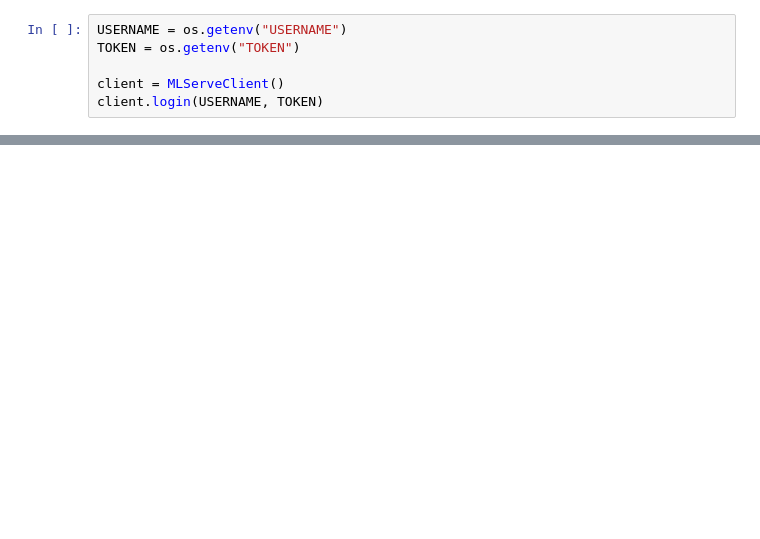
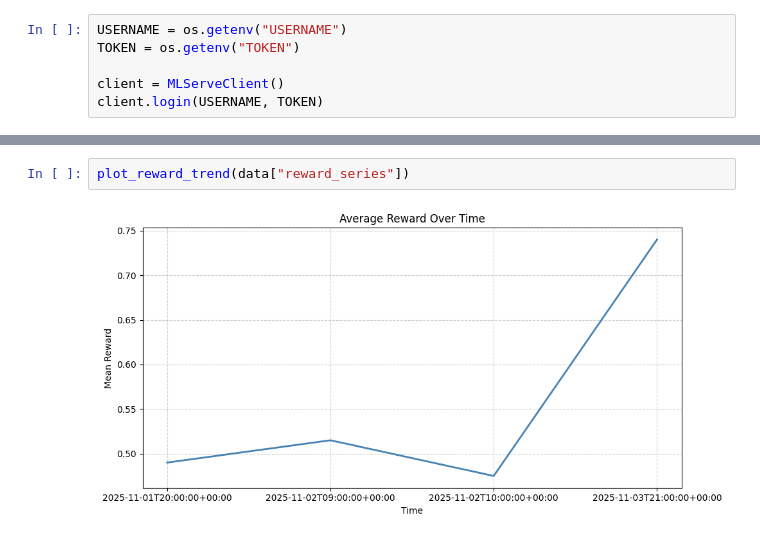
Before and after one commit to nikosga/mlserve.com-notebooks, a Jupyter notebook: notebooks/rl.ipynb, the cells around one changed output, grey strips where cells are left out. Cells and saved outputs as stored; diff of their text form; blank space fills up the shorter version.

```diff
--- a/notebooks/rl.ipynb
+++ b/notebooks/rl.ipynb
@@ -214,0 +322,4 @@ plt.show()
+# %%
+plot_reward_trend(data["reward_series"])
+# %% [output]
+[figure, added]
```
Also changed, not shown: parts of 13 cells of this notebook, 1 other file.
